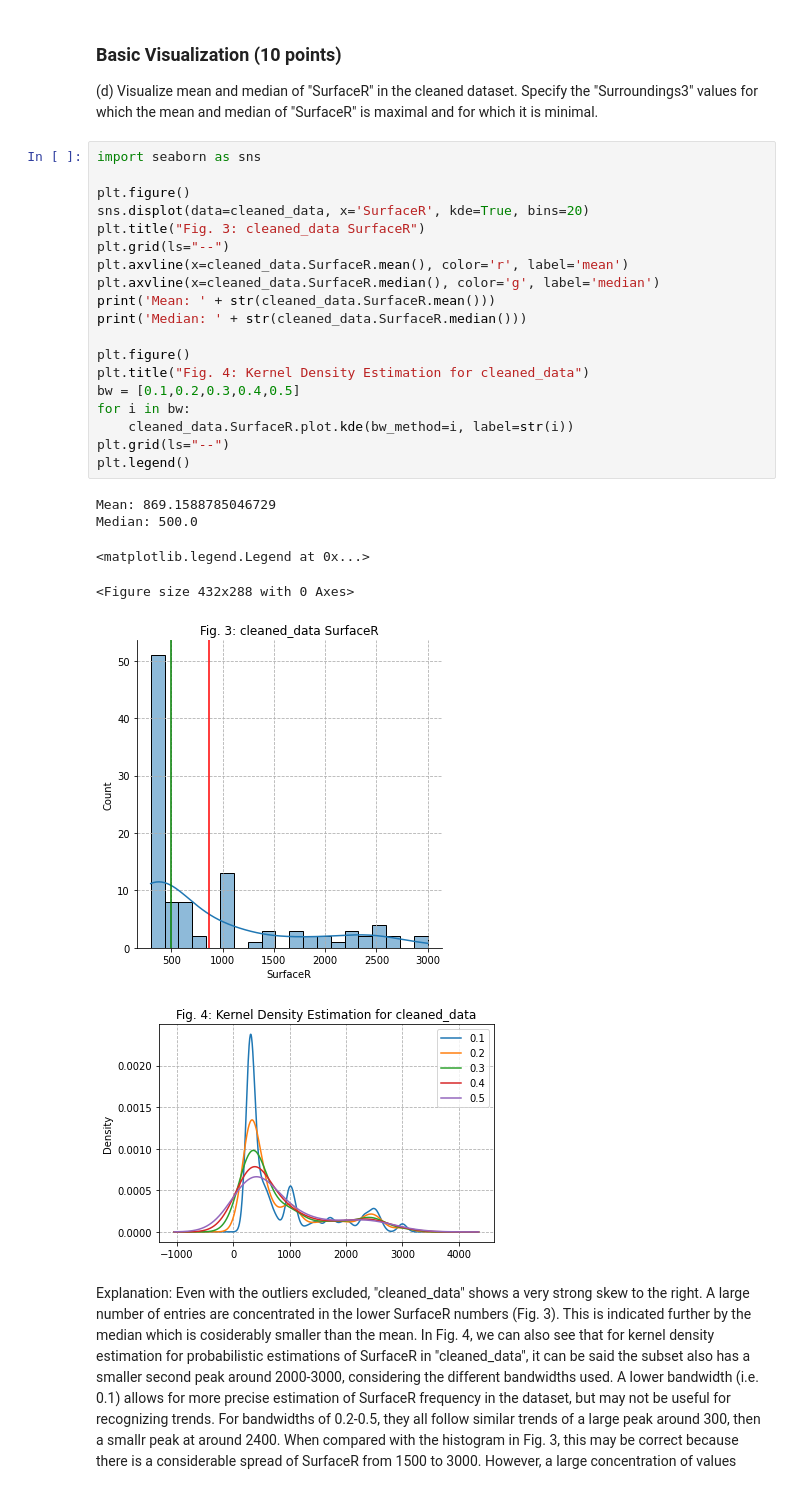
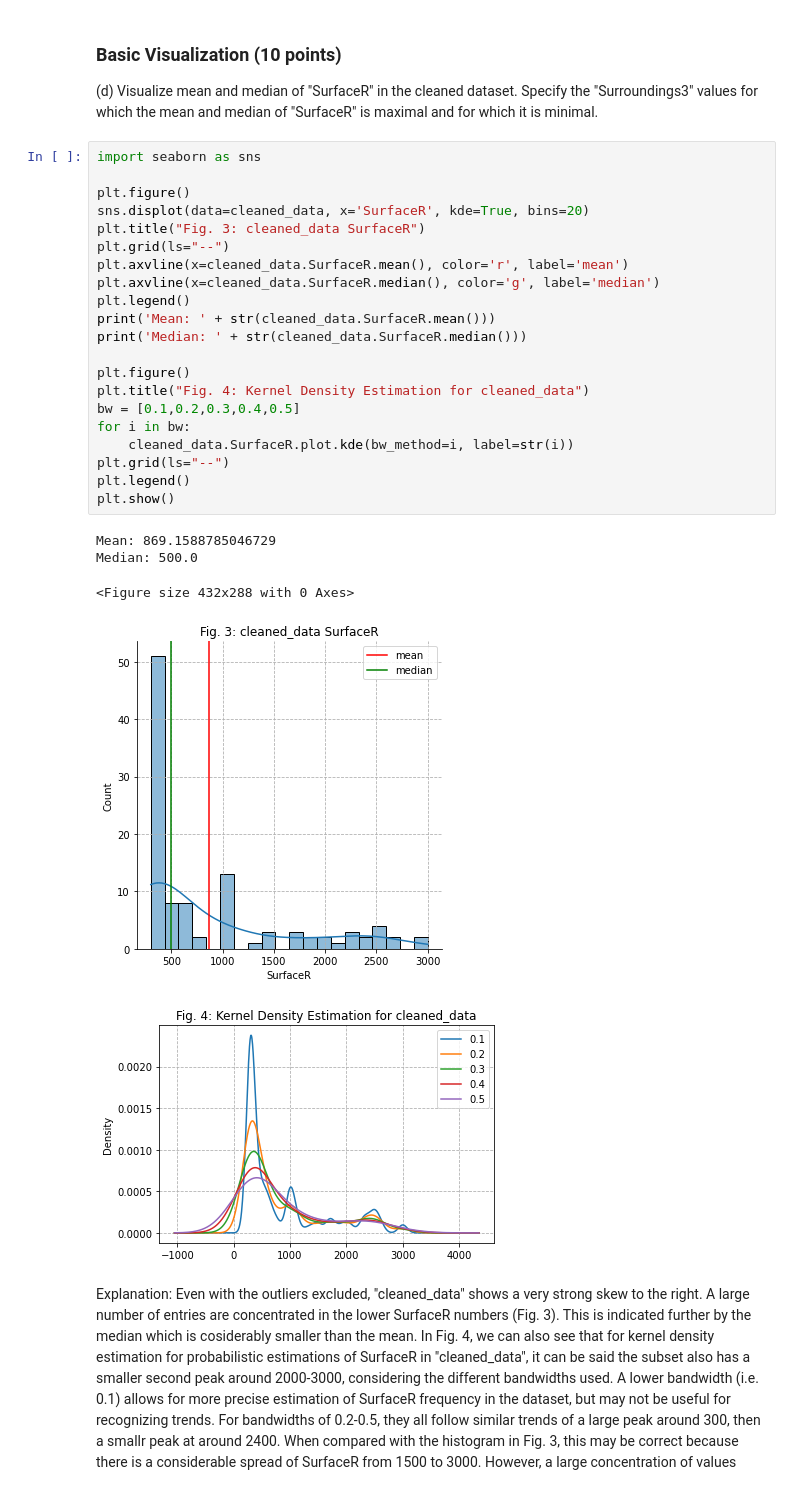
Before and after one commit to JohnGim/ids, a Jupyter notebook: a1/assignment 1.ipynb, the cells around one changed output. Drawn from its saved outputs; the diff is of its cells as text.

```diff
--- a/a1/assignment 1.ipynb
+++ b/a1/assignment 1.ipynb
@@ -112,29 +112,30 @@ The "new_sampled_data" dataset is larger in number than that of "cleaned_data" a
 # %%
 import seaborn as sns
 
 plt.figure()
 sns.displot(data=cleaned_data, x='SurfaceR', kde=True, bins=20)
 plt.title("Fig. 3: cleaned_data SurfaceR")
 plt.grid(ls="--")
 plt.axvline(x=cleaned_data.SurfaceR.mean(), color='r', label='mean')
 plt.axvline(x=cleaned_data.SurfaceR.median(), color='g', label='median')
+plt.legend()
 print('Mean: ' + str(cleaned_data.SurfaceR.mean()))
 print('Median: ' + str(cleaned_data.SurfaceR.median()))
 
 plt.figure()
 plt.title("Fig. 4: Kernel Density Estimation for cleaned_data")
 bw = [0.1,0.2,0.3,0.4,0.5]
 for i in bw:
     cleaned_data.SurfaceR.plot.kde(bw_method=i, label=str(i))
 plt.grid(ls="--")
 plt.legend()
+plt.show()
 # %% [output]
 Mean: 869.1588785046729
 Median: 500.0
-<matplotlib.legend.Legend at 0x...>
+<Figure size 432x288 with 0 Axes>
-<Figure size 432x288 with 0 Axes>
-[figure, old version]
+[figure, new version]
-[figure, old version]
+[figure, new version]
 # %% [markdown]
 Explanation: Even with the outliers excluded, "cleaned_data" shows a very strong skew to the right. A large number of entries are concentrated in the lower SurfaceR numbers (Fig. 3). This is indicated further by the median which is cosiderably smaller than the mean. In Fig. 4, we can also see that for kernel density estimation for probabilistic estimations of SurfaceR in "cleaned_data", it can be said the subset also has a smaller second peak around 2000-3000, considering the different bandwidths used. A lower bandwidth (i.e. 0.1) allows for more precise estimation of SurfaceR frequency in the dataset, but may not be useful for recognizing trends. For bandwidths of 0.2-0.5, they all follow similar trends of a large peak around 300, then a smallr peak at around 2400. When compared with the histogram in Fig. 3, this may be correct because there is a considerable spread of SurfaceR from 1500 to 3000. However, a large concentration of values from 1000-1050 (bin size is 50) indicates that the second peak may be at around 1000 instead of 2400. In conclusion, it is certain that "cleaned_data" is heavily skewed to the right.
 # %% [markdown]
```
Also changed, not shown: parts of 37 cells of this notebook.
